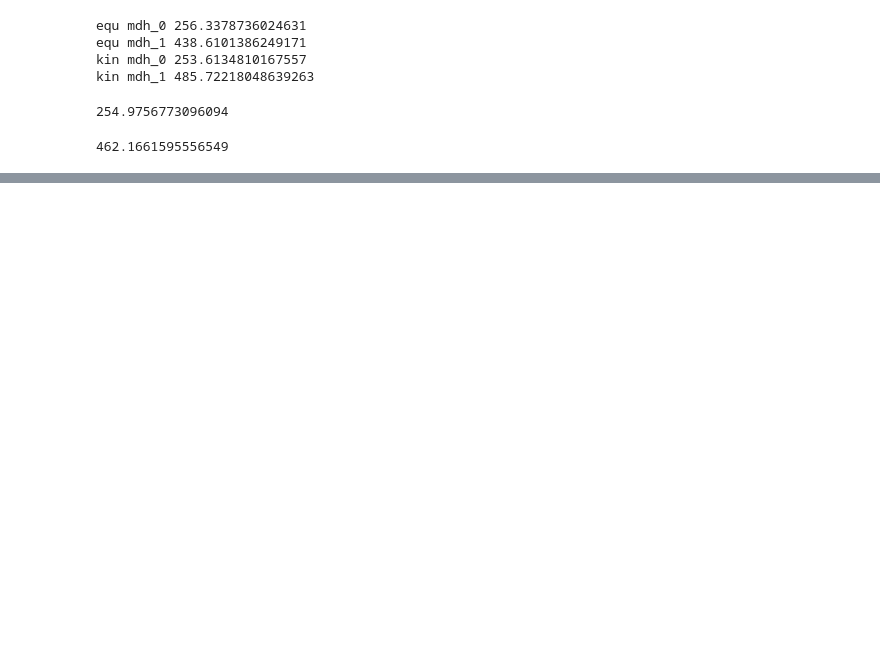
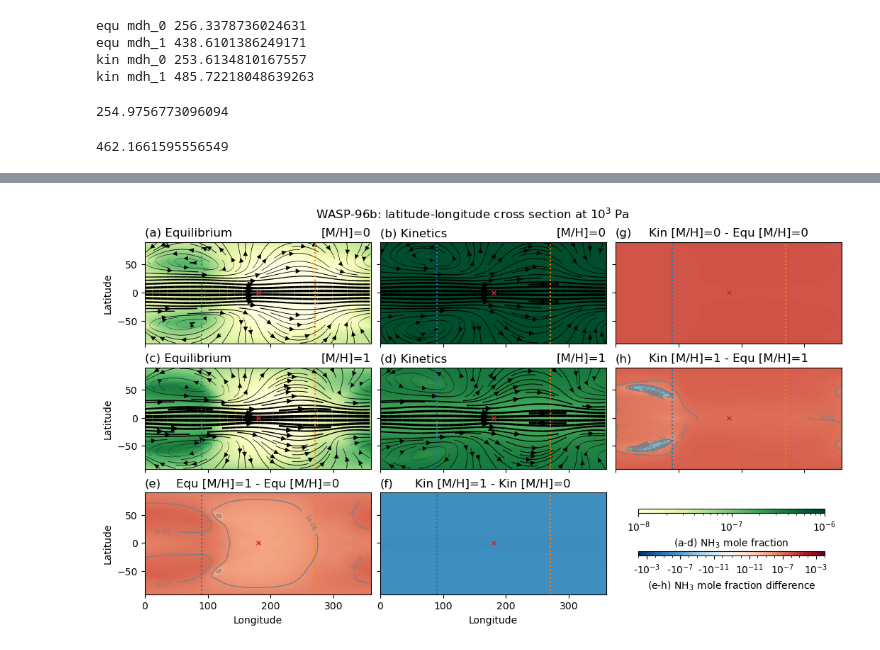
Before and after one commit to mzamyatina/quenching_driven_depletion_and_asymmetries, a Jupyter notebook: plt_latlon_var_stream_at_plevs.ipynb, the cells around one changed output, grey strips where cells are left out. Saved outputs shown, nothing was run; the diff lists cells and outputs as text; code cells hidden in the pictures; blank space fills up the shorter version.

```diff
--- a/plt_latlon_var_stream_at_plevs.ipynb
+++ b/plt_latlon_var_stream_at_plevs.ipynb
@@ -457,0 +391,4 @@ for tgt_plev_k in tqdm([f"{i:1.0e}" for i in tgt_plevs]):
+# %%
+plt_latlon_var_stream_at_plevs("nh3")
+# %% [output]
+[figure, added]
```
Also changed, not shown: parts of 17 cells of this notebook.
